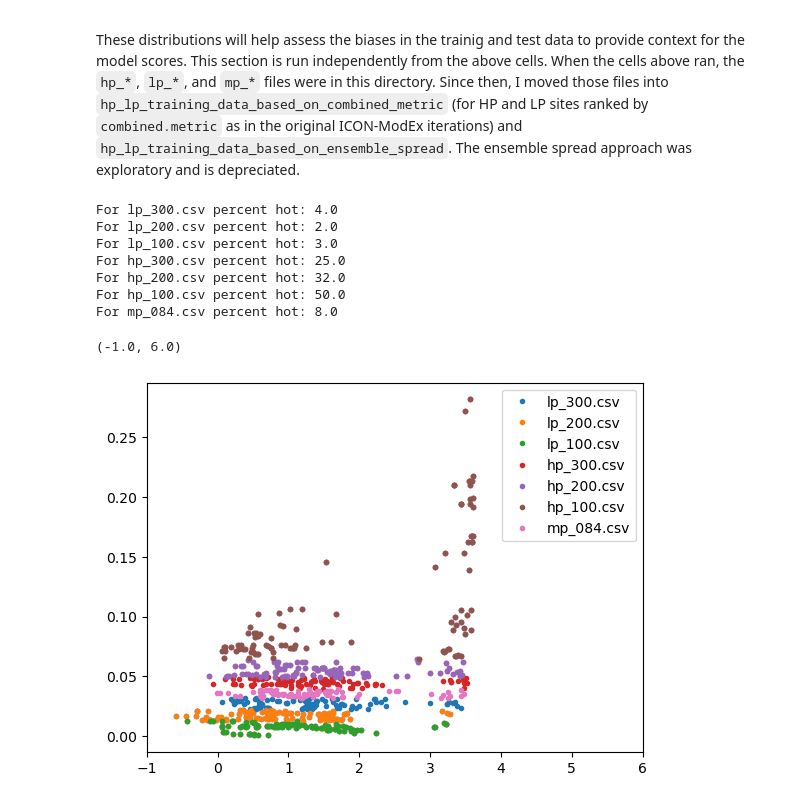
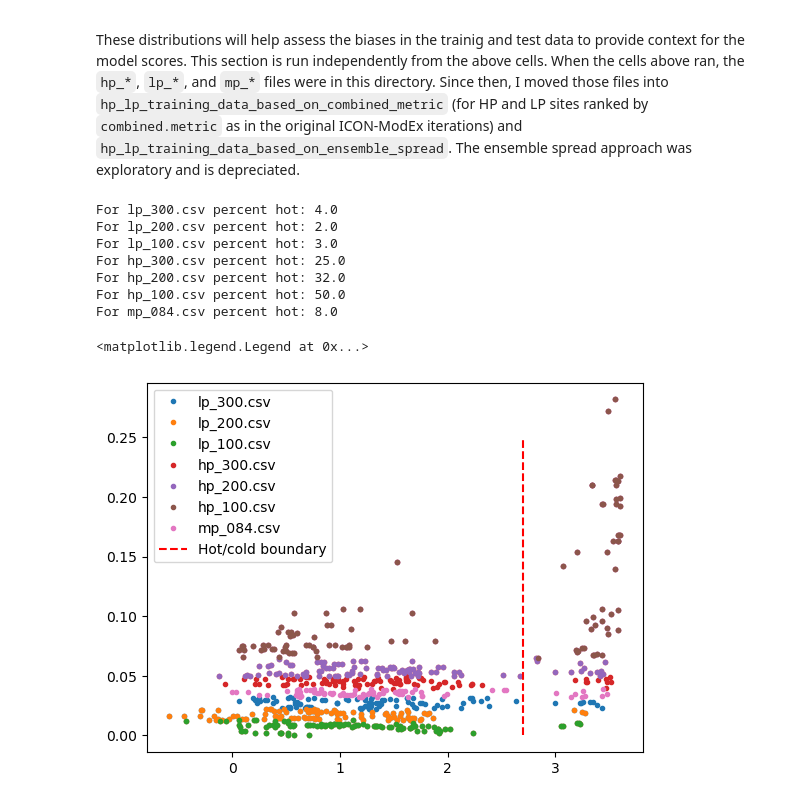
Before and after one commit to parallelworks/dynamic-learning-rivers, a Jupyter notebook: examples/ModEx_reproducibility/get_hp_and_lp_sites.ipynb, the cells around one changed output. Saved outputs shown, nothing was run; the diff lists cells and outputs as text; code cells hidden in the pictures.

Commit message:
Minor tweak to visualizing hot/cold spots in baseline training sets

```diff
--- a/examples/ModEx_reproducibility/get_hp_and_lp_sites.ipynb
+++ b/examples/ModEx_reproducibility/get_hp_and_lp_sites.ipynb
@@ -167,34 +167,43 @@ for df in df_list:
     df_respiration_rate = pd.read_csv('hp_lp_training_data_based_on_combined_metric/'+df+".out")
 
     # Must merge-sort the two data sets since they are out of order
     df_combined_metric.set_index('Sample_ID', inplace=True)
     df_respiration_rate.set_index('Sample_ID', inplace=True)
     merged = pd.merge(
         df_combined_metric,
         df_respiration_rate,
         left_index=True, right_index=True, suffixes=['_1','_2'])
 
     ax.plot(
         np.log10(np.abs(merged['Normalized_Respiration_Rate_mg_DO_per_H_per_L_sediment'])),
         merged['combined.metric_avg'],'.'
     )
 
+    hot_cutoff = -500.0
+
     # Find percentage of hotspots in each data set:
     n_all = np.shape(merged)[0]
-    n_hot = np.shape(merged[merged['Normalized_Respiration_Rate_mg_DO_per_H_per_L_sediment_avg'] < -500.0])[0]
+    n_hot = np.shape(merged[merged['Normalized_Respiration_Rate_mg_DO_per_H_per_L_sediment_avg'] < hot_cutoff])[0]
     p_hot = np.round(100*n_hot/n_all)
 
     print('For '+df+' percent hot: '+str(p_hot))
 
+ax.plot(
+[np.log10(np.abs(hot_cutoff)), np.log10(np.abs(hot_cutoff))],
+[0.0,0.25], 'r--')
+
+df_list.append('Hot/cold boundary')
+
 ax.legend(df_list)
-plt.xlim([-1,6])
+
+#plt.xlim([-1,6])
 # %% [output]
 For lp_300.csv percent hot: 4.0
 For lp_200.csv percent hot: 2.0
 For lp_100.csv percent hot: 3.0
 For hp_300.csv percent hot: 25.0
 For hp_200.csv percent hot: 32.0
 For hp_100.csv percent hot: 50.0
 For mp_084.csv percent hot: 8.0
-(-1.0, 6.0)
+<matplotlib.legend.Legend at 0x...>
-[figure, old version]
+[figure, new version]
```
Also changed, not shown: parts of 1 cell of this notebook.
